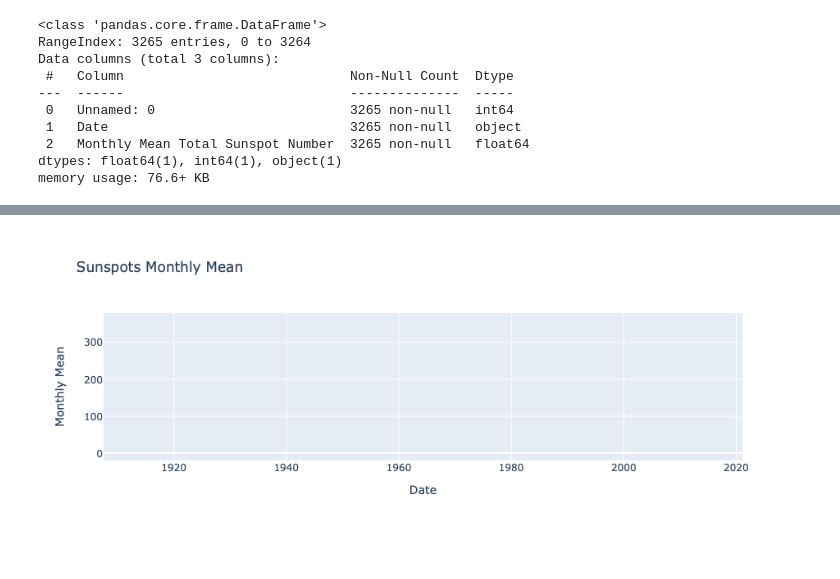
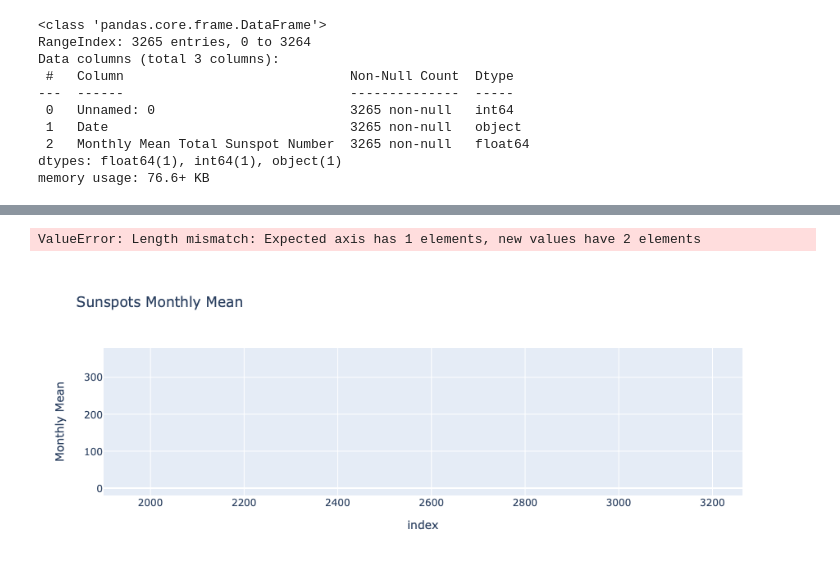
Before and after one commit to damian-robinson/multi-model-analysis, a Jupyter notebook: monthly_sunspots.ipynb, the cells around one changed output, grey strips where cells are left out. Drawn from its saved outputs; the diff is of its cells as text; code cells hidden in the pictures.

```diff
--- a/monthly_sunspots.ipynb
+++ b/monthly_sunspots.ipynb
@@ -25,10 +25,7 @@ dtypes: float64(1), int64(1), object(1)
 memory usage: 76.6+ KB
 # %%
 # Drop unnecessary column:
-sunspots_dataset = sunspots_dataset.drop(columns=['Unnamed: 0'])
+sunspots_dataset = sunspots_dataset.drop(columns=['Unnamed: 0', 'Date'])
-# %%
-# Rename columns
-sunspots_dataset.columns = ['Date', 'Monthly Mean']
 # %%
 # Adjust range
 sunspots_dataset = sunspots_dataset.drop(sunspots_dataset.loc[:'1899-01-31'].index)
@@ -45,5 +58,10 @@ sunspots_dataset.head()
+# %%
+# Rename columns
+sunspots_dataset.columns = ['Year', 'Monthly Mean']
+# %% [output]
+ValueError: Length mismatch: Expected axis has 1 elements, new values have 2 elements
 # %%
-plot = px.line(sunspots_dataset, x='Date', y='Monthly Mean', title='Sunspots Monthly Mean')
+plot = px.line(sunspots_dataset, x=sunspots_dataset.index, y='Monthly Mean', title='Sunspots Monthly Mean')
 plot.show()
 # %% [output]
-[figure, old version]
+[figure, new version]
```
Also changed, not shown: parts of 2 cells of this notebook, 1 other file.
